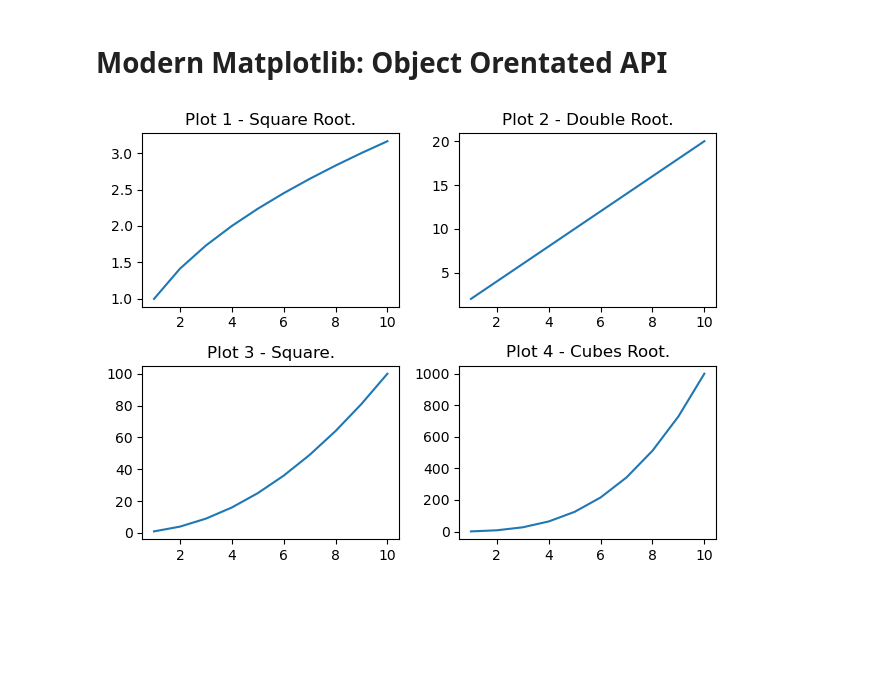
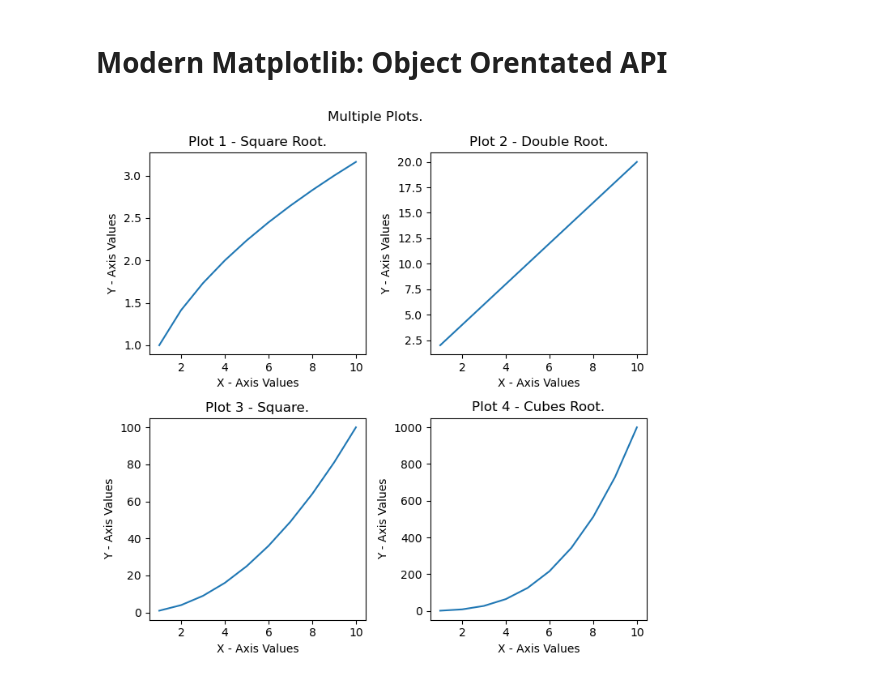
Before and after one commit to SatinderSinghSall/AI-and-Machine-Learning, a Jupyter notebook: 21. Data Visualization - Part 2/Matplotlib.ipynb, the cells around one changed output. Drawn from its saved outputs; the diff is of its cells as text; code cells hidden in the pictures; blank space fills up the shorter version.

Commit message:
AI / ML: Data Visualization - Modern Matplotlib: Object Orentated API.

```diff
--- a/21. Data Visualization - Part 2/Matplotlib.ipynb
+++ b/21. Data Visualization - Part 2/Matplotlib.ipynb
@@ -271,20 +271,29 @@ plt.tight_layout()
 # %% [markdown]
 # Modern Matplotlib: Object Orentated API
 # %%
-figure, axis = plt.subplots(2, 2)
+figure, axis = plt.subplots(2, 2, figsize=(7, 7))
 
 axis[0][0].plot(x, y1)
 axis[0][0].set_title("Plot 1 - Square Root.")
+axis[0][0].set_xlabel("X - Axis Values")
+axis[0][0].set_ylabel("Y - Axis Values")
 
 axis[0][1].plot(x, y2)
 axis[0][1].set_title("Plot 2 - Double Root.")
+axis[0][1].set_xlabel("X - Axis Values")
+axis[0][1].set_ylabel("Y - Axis Values")
 
 axis[1][0].plot(x, y3)
 axis[1][0].set_title("Plot 3 - Square.")
+axis[1][0].set_xlabel("X - Axis Values")
+axis[1][0].set_ylabel("Y - Axis Values")
 
 axis[1][1].plot(x, y4)
 axis[1][1].set_title("Plot 4 - Cubes Root.")
+axis[1][1].set_xlabel("X - Axis Values")
+axis[1][1].set_ylabel("Y - Axis Values")
 
-plt.tight_layout()
+figure.suptitle("Multiple Plots.")
+figure.tight_layout()
 # %% [output]
-[figure, old version]
+[figure, new version]
```
